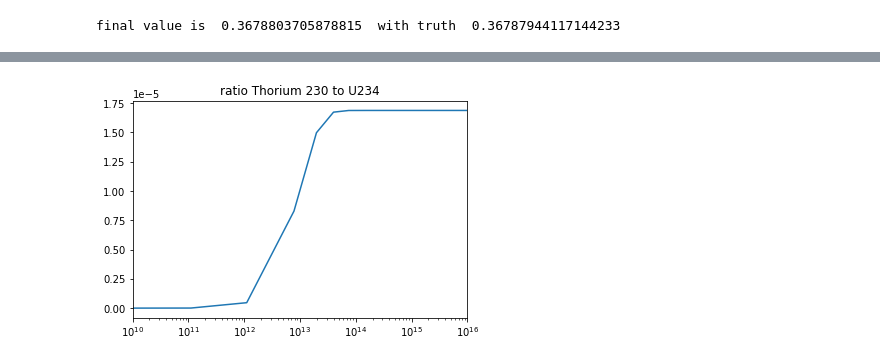
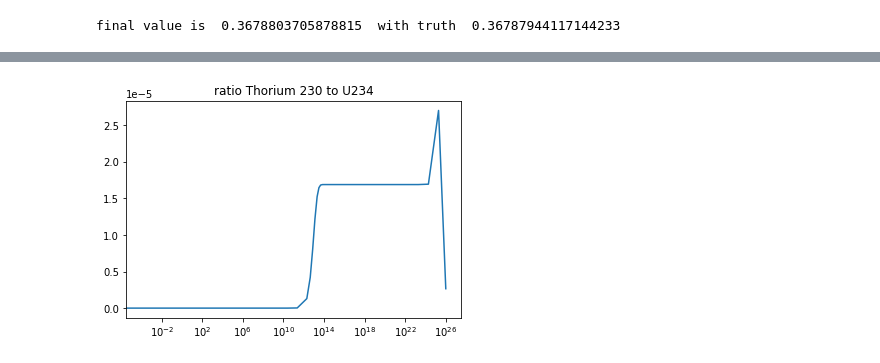
Before and after one commit to eklem1/Phys512_EK, a Jupyter notebook: PS2/PS2_EK.ipynb, the cells around one changed output, grey strips where cells are left out. Cells and saved outputs as stored; diff of their text form; code cells hidden in the pictures.

```diff
--- a/PS2/PS2_EK.ipynb
+++ b/PS2/PS2_EK.ipynb
@@ -429,11 +398,11 @@ print('final value is ',ans_stiff.y[0,-1],' with truth ',np.exp(-1*(x1-x0)))
 final value is  0.3678803705878815  with truth  0.36787944117144233
 # %%
 y0=np.zeros(len(half_lives)+1)
-y0[0]=1
+y0[0]=100
 
 #time start and stop
 x0=0
-x1=1e20
+x1=1e26
 
 # print(len(y0))
 
@@ -476,7 +450,7 @@ plt.show()
 # %%
 plt.title("ratio Thorium 230 to U234")
 plt.semilogx(ans_stiff.t, ans_stiff.y[4,:]/ans_stiff.y[0,:]) #Pb206 / U238
-plt.xlim(1e10,1e16)
+# plt.xlim(1e10,1e16)
 plt.show()
 # %% [output]
-[figure, old version]
+[figure, new version]
```
Also changed, not shown: parts of 16 cells of this notebook.
